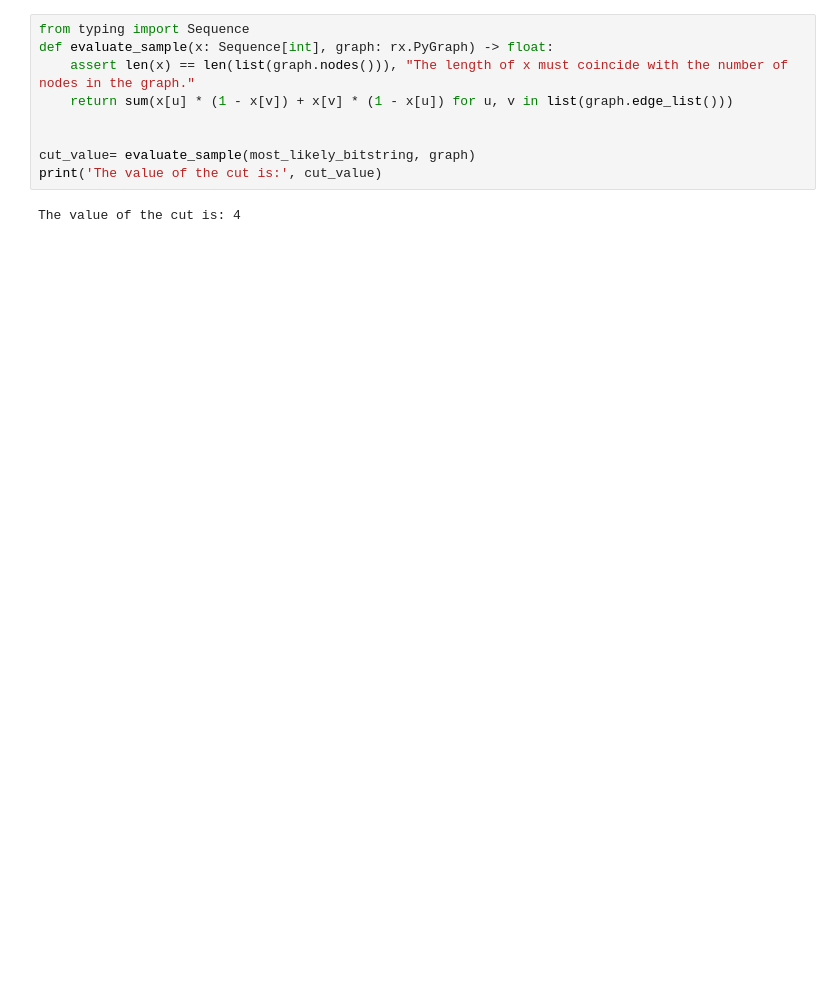
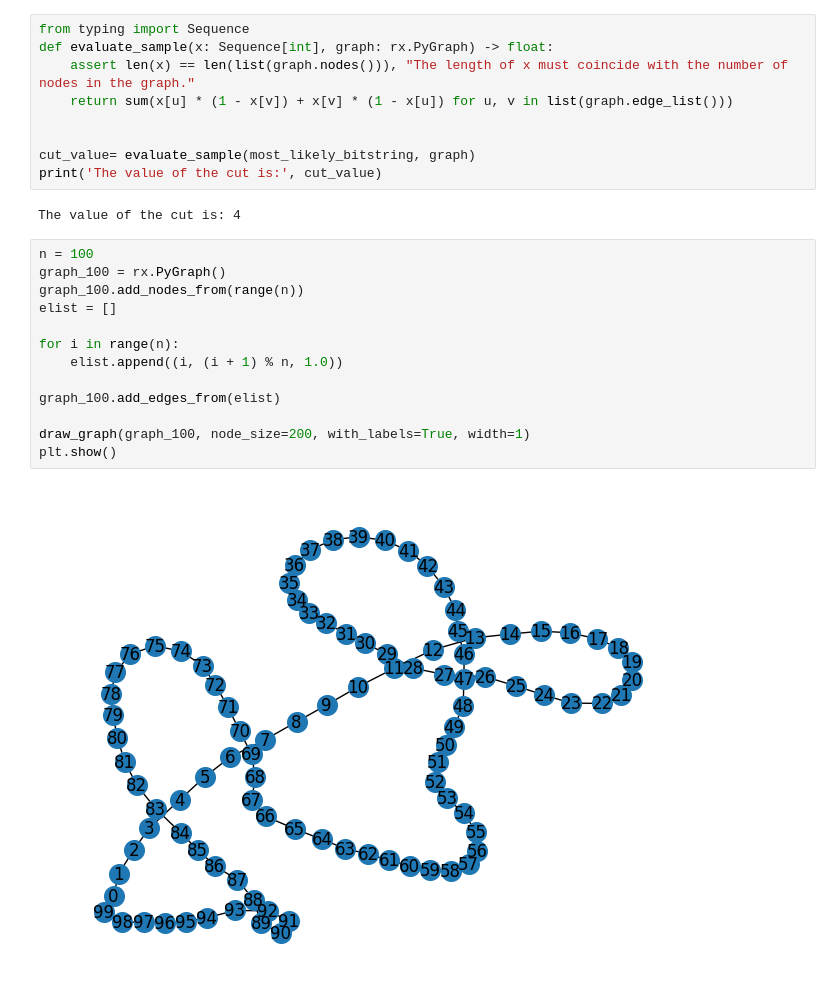
Before and after one commit to isadays/QAOA_quantum, a Jupyter notebook: QAOA.ipynb, the cells around one changed output. Drawn from its saved outputs; the diff is of its cells as text; blank space fills up the shorter version.

```diff
--- a/QAOA.ipynb
+++ b/QAOA.ipynb
@@ -255,3 +278,18 @@ cut_value= evaluate_sample(most_likely_bitstring, graph)
 print('The value of the cut is:', cut_value)
 # %% [output]
 The value of the cut is: 4
+# %%
+n = 100
+graph_100 = rx.PyGraph()
+graph_100.add_nodes_from(range(n))
+elist = []
+
+for i in range(n):
+    elist.append((i, (i + 1) % n, 1.0))
+
+graph_100.add_edges_from(elist)
+
+draw_graph(graph_100, node_size=200, with_labels=True, width=1)
+plt.show()
+# %% [output]
+[figure, added]
```
Also changed, not shown: parts of 12 cells of this notebook.
